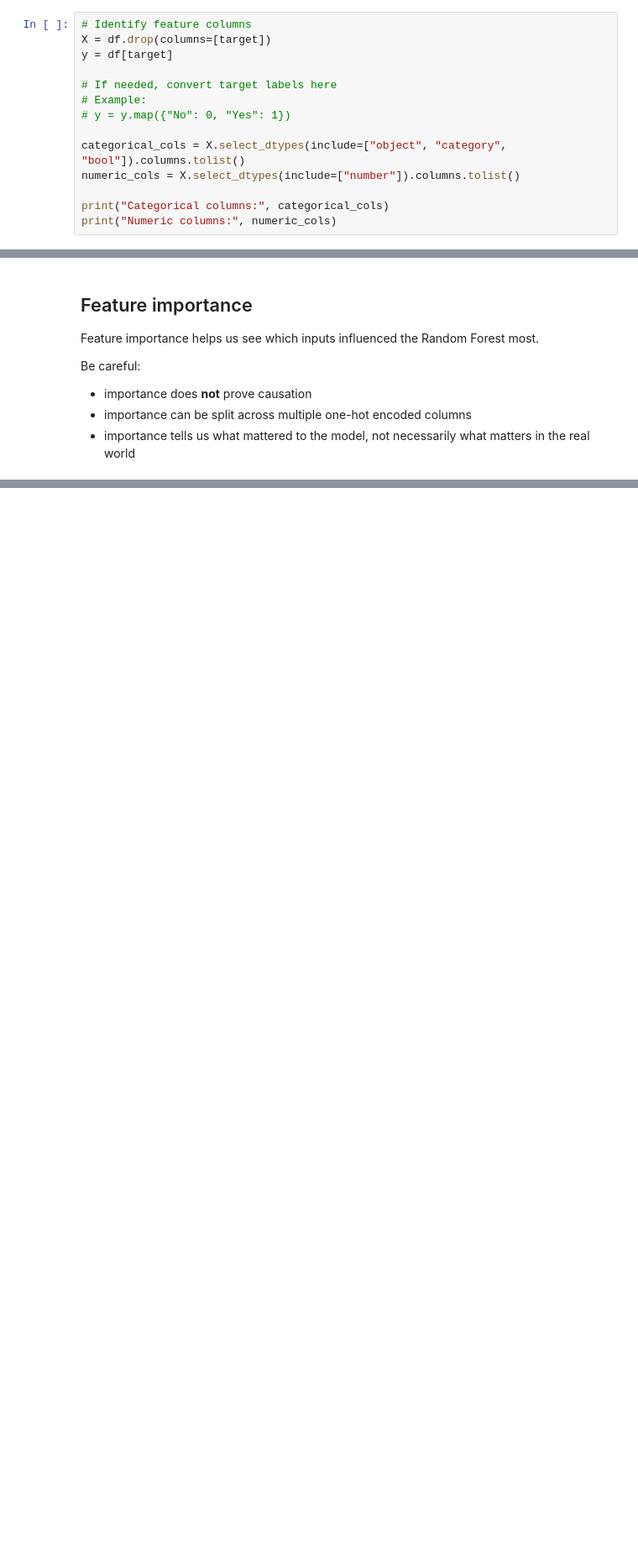
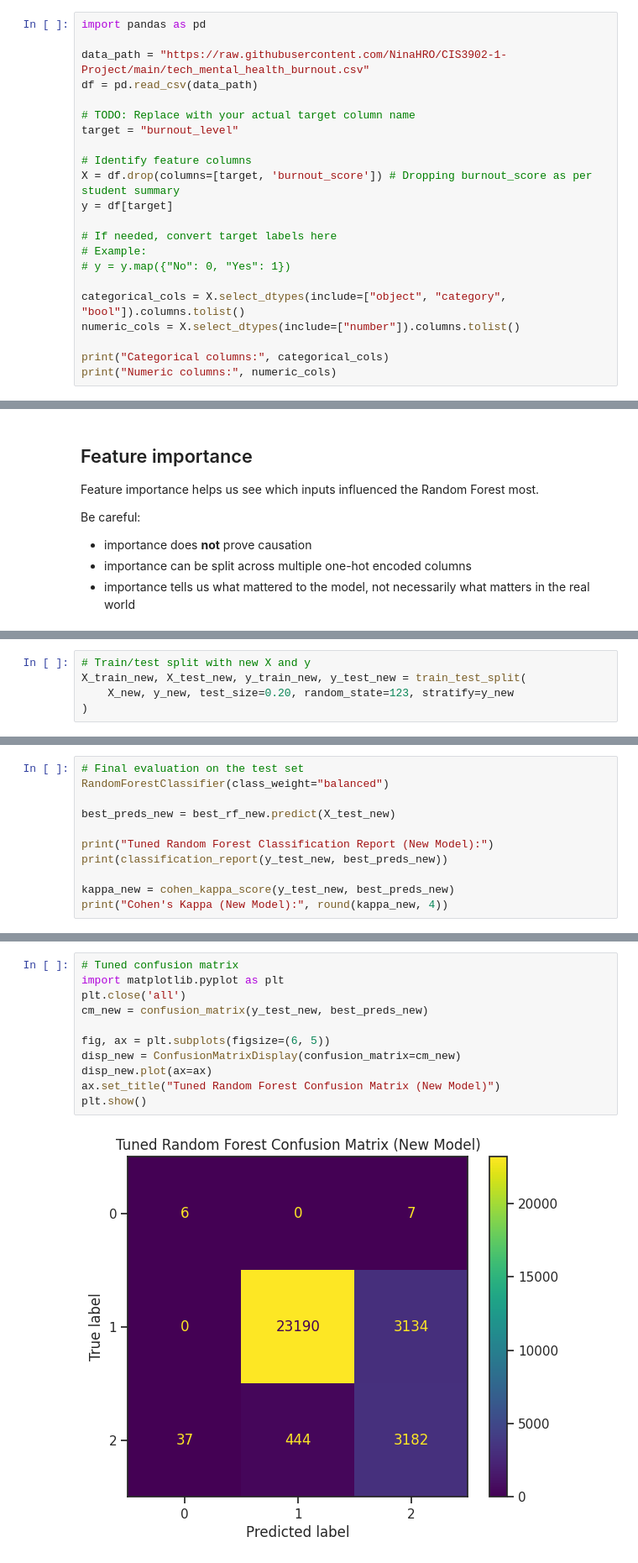
Before and after one commit to NinaHRO/CIS-3902-AI-and-ML, a Jupyter notebook: DataMining_Project_Template_Spring_2026_(1)_(2).ipynb, the cells around one changed output, grey strips where cells are left out. Shown at 84% size. Cells and saved outputs as stored; diff of their text form; blank space fills up the shorter version.

```diff
--- a/DataMining_Project_Template_Spring_2026_(1)_(2).ipynb
+++ b/DataMining_Project_Template_Spring_2026_(1)_(2).ipynb
@@ -393,8 +423,16 @@ from sklearn.metrics import (
     cohen_kappa_score
 )
 # %%
+import pandas as pd
+
+data_path = "https://raw.githubusercontent.com/NinaHRO/CIS3902-1-Project/main/tech_mental_health_burnout.csv"
+df = pd.read_csv(data_path)
+
+# TODO: Replace with your actual target column name
+target = "burnout_level"
+
 # Identify feature columns
-X = df.drop(columns=[target])
+X = df.drop(columns=[target, 'burnout_score']) # Dropping burnout_score as per student summary
 y = df[target]
 
 # If needed, convert target labels here
@@ -540,0 +701,5 @@ plt.show()
+# %%
+# Train/test split with new X and y
+X_train_new, X_test_new, y_train_new, y_test_new = train_test_split(
+    X_new, y_new, test_size=0.20, random_state=123, stratify=y_new
+)
@@ -540,0 +743,11 @@ plt.show()
+# %%
+# Final evaluation on the test set
+RandomForestClassifier(class_weight="balanced")
+
+best_preds_new = best_rf_new.predict(X_test_new)
+
+print("Tuned Random Forest Classification Report (New Model):")
+print(classification_report(y_test_new, best_preds_new))
+
+kappa_new = cohen_kappa_score(y_test_new, best_preds_new)
+print("Cohen's Kappa (New Model):", round(kappa_new, 4))
@@ -540,0 +767,13 @@ plt.show()
+# %%
+# Tuned confusion matrix
+import matplotlib.pyplot as plt
+plt.close('all')
+cm_new = confusion_matrix(y_test_new, best_preds_new)
+
+fig, ax = plt.subplots(figsize=(6, 5))
+disp_new = ConfusionMatrixDisplay(confusion_matrix=cm_new)
+disp_new.plot(ax=ax)
+ax.set_title("Tuned Random Forest Confusion Matrix (New Model)")
+plt.show()
+# %% [output]
+[figure, added]
```
Also changed, not shown: parts of 28 cells of this notebook.
